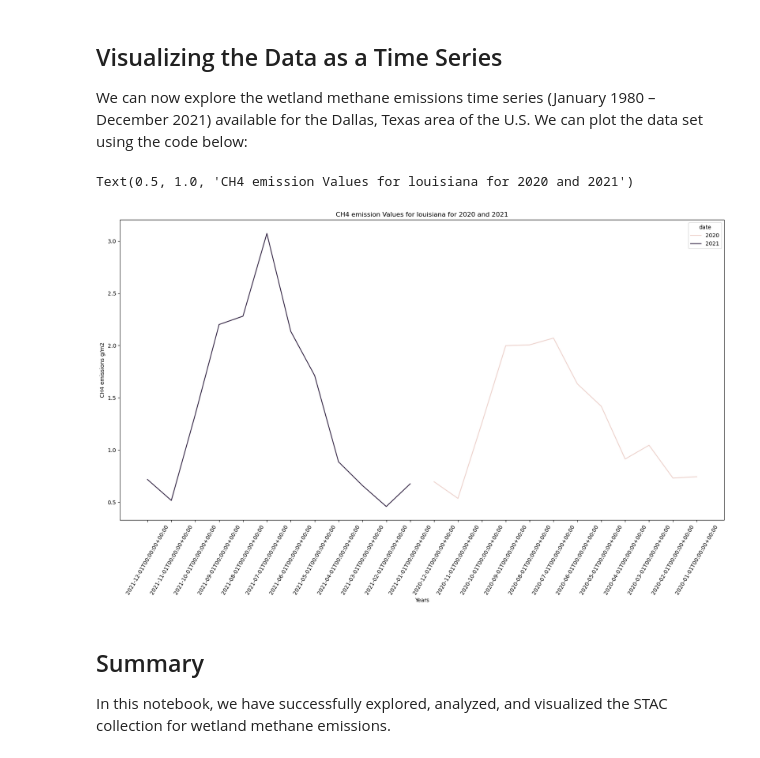
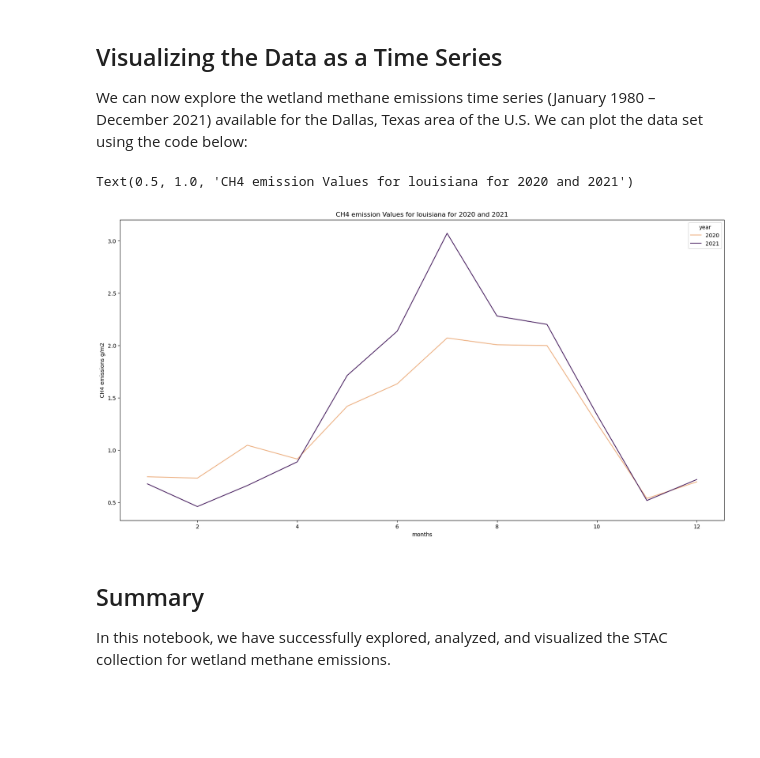
Before and after one commit to US-GHG-Center/ams-2024-workshop, a Jupyter notebook: interactive-session-2-anthropogenic-ghg-emissions/lpjwsl-wetlandch4-grid-v1_User_Notebook.ipynb, the cells around one changed output. Drawn from its saved outputs; the diff is of its cells as text; code cells hidden in the pictures; blank space fills up the shorter version.

Commit message:
adjusted the timeseries plot

```diff
--- a/interactive-session-2-anthropogenic-ghg-emissions/lpjwsl-wetlandch4-grid-v1_User_Notebook.ipynb
+++ b/interactive-session-2-anthropogenic-ghg-emissions/lpjwsl-wetlandch4-grid-v1_User_Notebook.ipynb
@@ -291,7 +291,8 @@ df.head(5)
 | 4 | 2021-08-01T00:00:00+00:00 | 0.0 | 2.280500 | 0.471607 | 170.0 | 80.173233 | 0.565607 | 0.196619 | 0.0 | 0.001564 | 123.0 | ... |
 # %%
 df_2020_2021 = df[(df['date'].dt.year == 2020) | (df['date'].dt.year == 2021)]
-df_2020_2021['date'] = df_2020_2021['date'].dt.year
+df_2020_2021['year'] = pd.to_datetime(df_2020_2021['datetime']).dt.year
+df_2020_2021['month'] = pd.to_datetime(df_2020_2021['datetime']).dt.month
 df_2020_2021
 # %% [output]
 A value is trying to be set on a copy of a slice from a DataFrame.
@@ -322,30 +328,20 @@ We can now explore the wetland methane emissions time series (January 1980 – D
 # %%
 import matplotlib.pyplot as plt
 
 fig = plt.figure(figsize=(20, 10))
 
-
-# plt.plot(
-#     df_2020_2021["date"],
-#     df_2020_2021["max"],
-#     color="red",
-#     linestyle="-",
-#     linewidth=0.5,
-#     label="Max monthly 2020 CH₄ emissions",
-#     hue =  df_2020_2021.date
-# )
 sns.lineplot(
     df_2020_2021,
-    x = 'datetime',
+    x = 'month',
     y = 'max',
-    hue= 'date'
+    hue= 'year',
+    palette='flare'
 )
 
 # plt.legend()
-plt.xlabel("Years")
-plt.xticks(rotation=60)
+plt.xlabel("months")
 plt.ylabel("CH4 emissions g/m2")
 plt.title("CH4 emission Values for louisiana for 2020 and 2021")
 # %% [output]
 Text(0.5, 1.0, 'CH4 emission Values for louisiana for 2020 and 2021')
-[figure, old version]
+[figure, new version]
```
Also changed, not shown: parts of 3 cells of this notebook.
